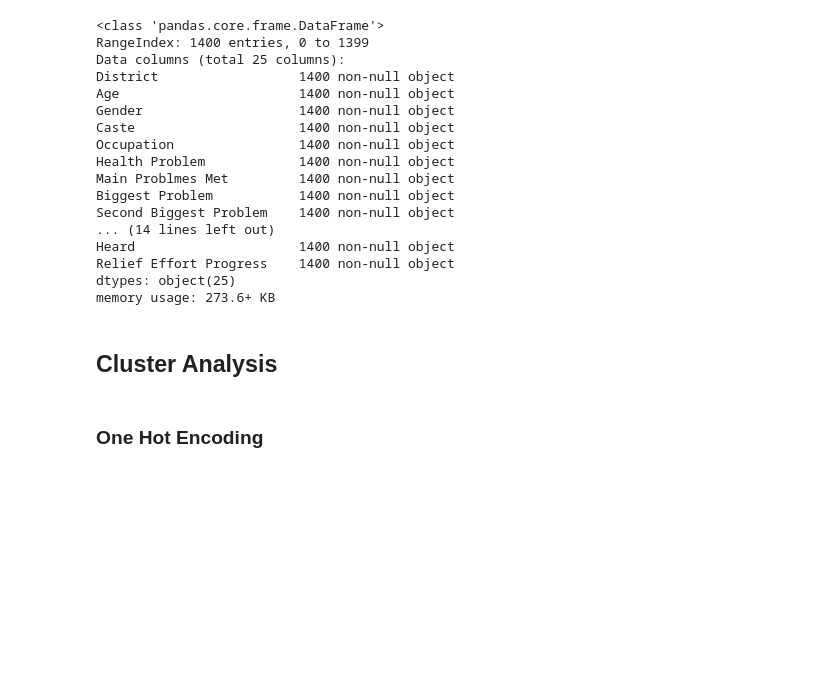
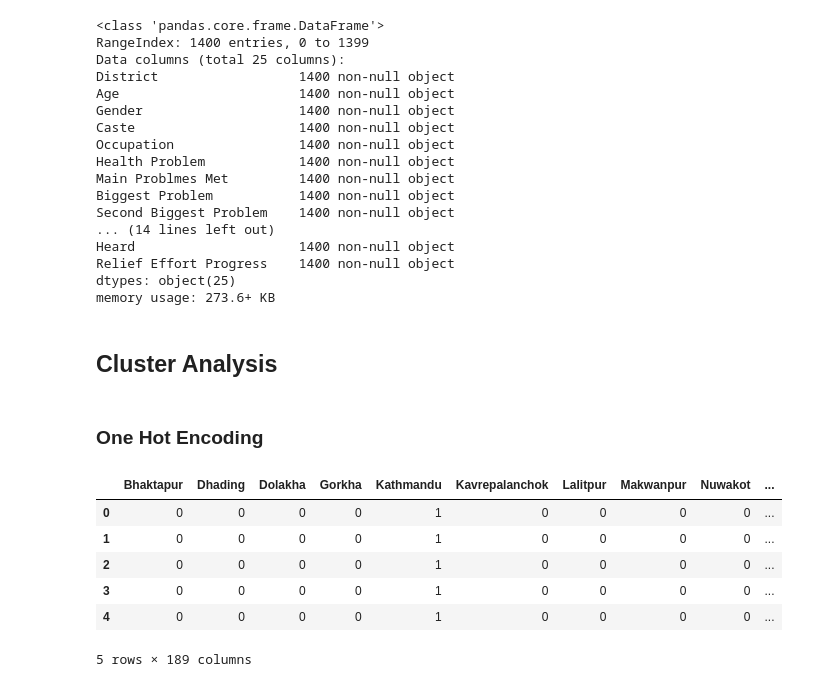
Before and after one commit to ashar130/Impacts-of-the-2015-Nepal-Earthquake, a Jupyter notebook: Impacts of the 2015 Nepal Earthquake.ipynb, the cells around one changed output. Saved outputs shown, nothing was run; the diff lists cells and outputs as text; code cells hidden in the pictures; blank space fills up the shorter version.

```diff
--- a/Impacts of the 2015 Nepal Earthquake.ipynb
+++ b/Impacts of the 2015 Nepal Earthquake.ipynb
@@ -293,0 +295,10 @@ pd.concat([pd.get_dummies(df['District']), pd.get_dummies(df['Age']), pd.get_dum
+# %%
+one_hot_encoded_df.head()
+# %% [output]
+|  | Bhaktapur | Dhading | Dolakha | Gorkha | Kathmandu | Kavrepalanchok | Lalitpur | Makwanpur | Nuwakot | ... |
+| 0 | 0 | 0 | 0 | 0 | 1 | 0 | 0 | 0 | 0 | ... |
+| 1 | 0 | 0 | 0 | 0 | 1 | 0 | 0 | 0 | 0 | ... |
+| 2 | 0 | 0 | 0 | 0 | 1 | 0 | 0 | 0 | 0 | ... |
+| 3 | 0 | 0 | 0 | 0 | 1 | 0 | 0 | 0 | 0 | ... |
+| 4 | 0 | 0 | 0 | 0 | 1 | 0 | 0 | 0 | 0 | ... |
+5 rows × 189 columns
```
Also changed, not shown: parts of 22 cells of this notebook.
